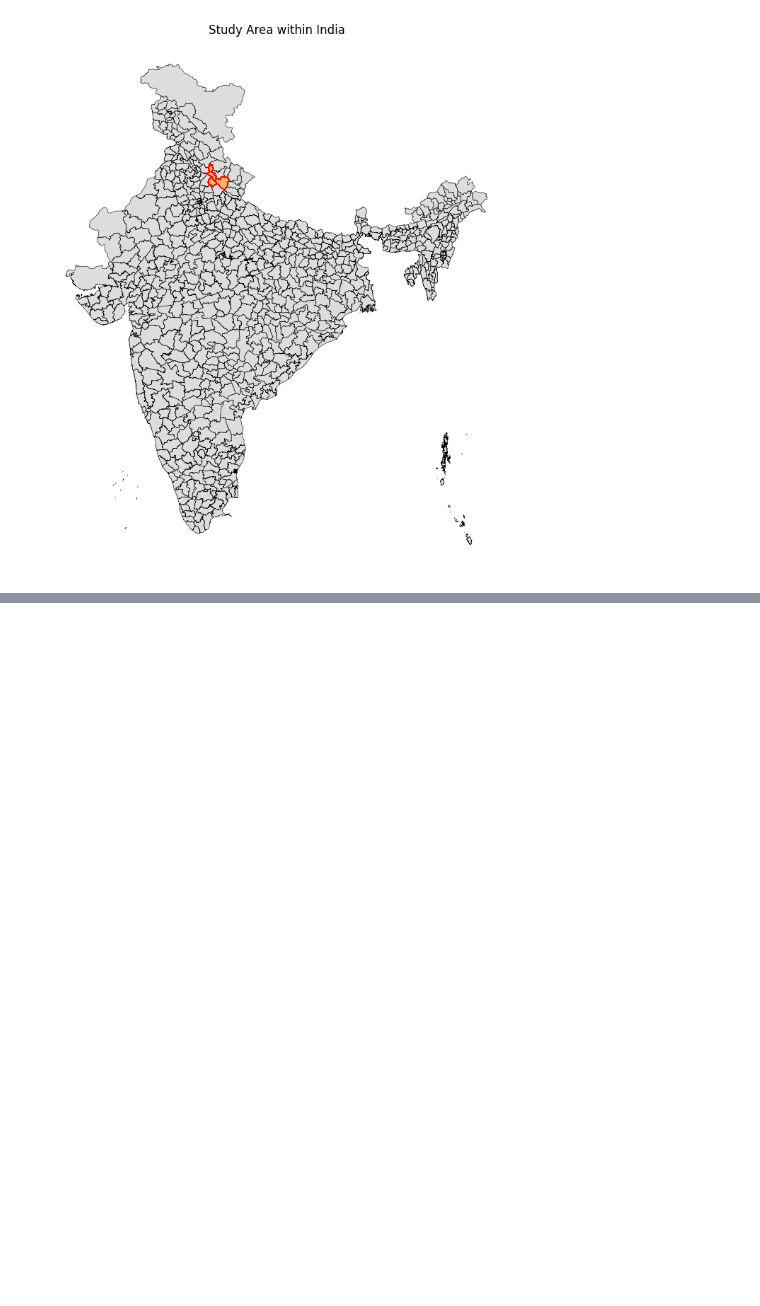
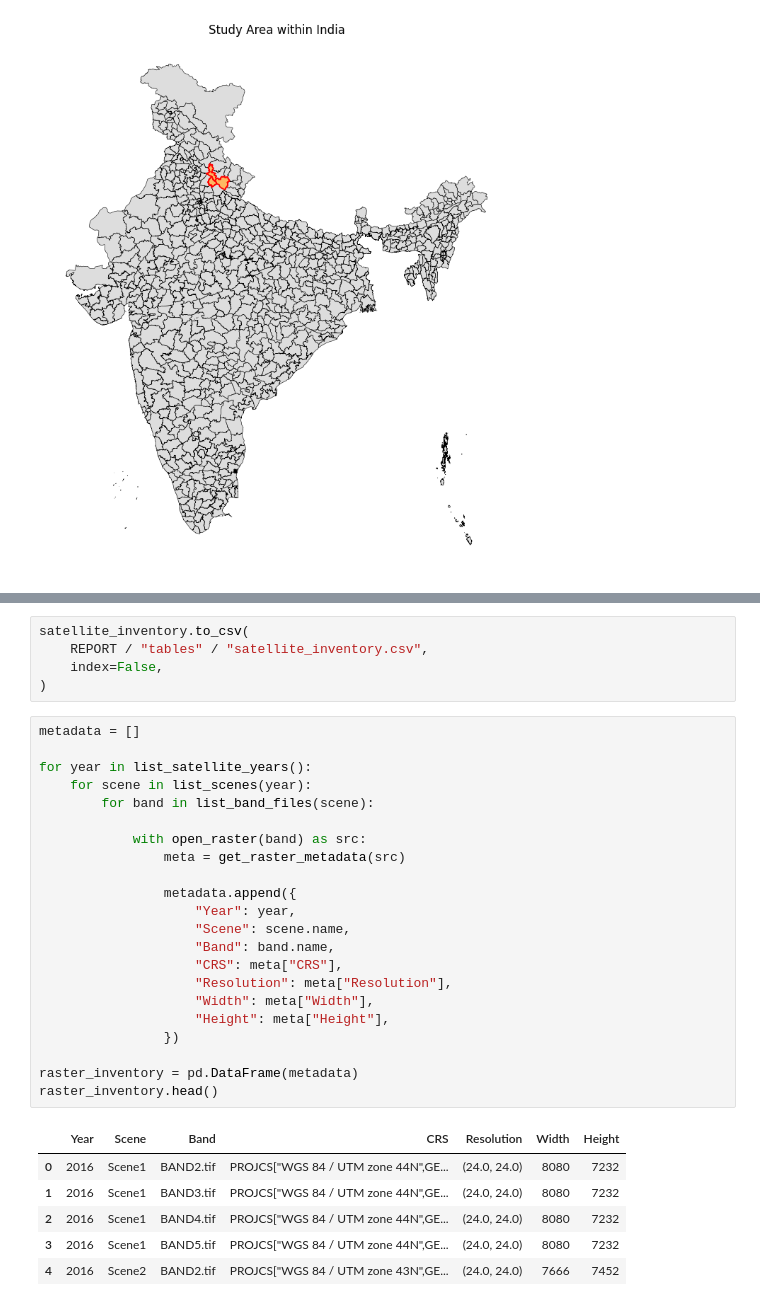
Before and after one commit to AbhayPratap05/OneHealth-Env-Monitoring-Uttarakhand, a Jupyter notebook: notebooks/01_data_audit.ipynb, the cells around one changed output, grey strips where cells are left out. Cells and saved outputs as stored; diff of their text form; blank space fills up the shorter version.

```diff
--- a/notebooks/01_data_audit.ipynb
+++ b/notebooks/01_data_audit.ipynb
@@ -284,0 +191,34 @@ Census Files : 3
+# %%
+satellite_inventory.to_csv(
+    REPORT / "tables" / "satellite_inventory.csv",
+    index=False,
+)
+# %%
+metadata = []
+
+for year in list_satellite_years():
+    for scene in list_scenes(year):
+        for band in list_band_files(scene):
+
+            with open_raster(band) as src:
+                meta = get_raster_metadata(src)
+
+                metadata.append({
+                    "Year": year,
+                    "Scene": scene.name,
+                    "Band": band.name,
+                    "CRS": meta["CRS"],
+                    "Resolution": meta["Resolution"],
+                    "Width": meta["Width"],
+                    "Height": meta["Height"],
+                })
+
+raster_inventory = pd.DataFrame(metadata)
+raster_inventory.head()
+# %% [output]
+|  | Year | Scene | Band | CRS | Resolution | Width | Height |
+| 0 | 2016 | Scene1 | BAND2.tif | PROJCS["WGS 84 / UTM zone 44N",GE... | (24.0, 24.0) | 8080 | 7232 |
+| 1 | 2016 | Scene1 | BAND3.tif | PROJCS["WGS 84 / UTM zone 44N",GE... | (24.0, 24.0) | 8080 | 7232 |
+| 2 | 2016 | Scene1 | BAND4.tif | PROJCS["WGS 84 / UTM zone 44N",GE... | (24.0, 24.0) | 8080 | 7232 |
+| 3 | 2016 | Scene1 | BAND5.tif | PROJCS["WGS 84 / UTM zone 44N",GE... | (24.0, 24.0) | 8080 | 7232 |
+| 4 | 2016 | Scene2 | BAND2.tif | PROJCS["WGS 84 / UTM zone 43N",GE... | (24.0, 24.0) | 7666 | 7452 |
```
Also changed, not shown: parts of 20 cells of this notebook, 2 other files.
